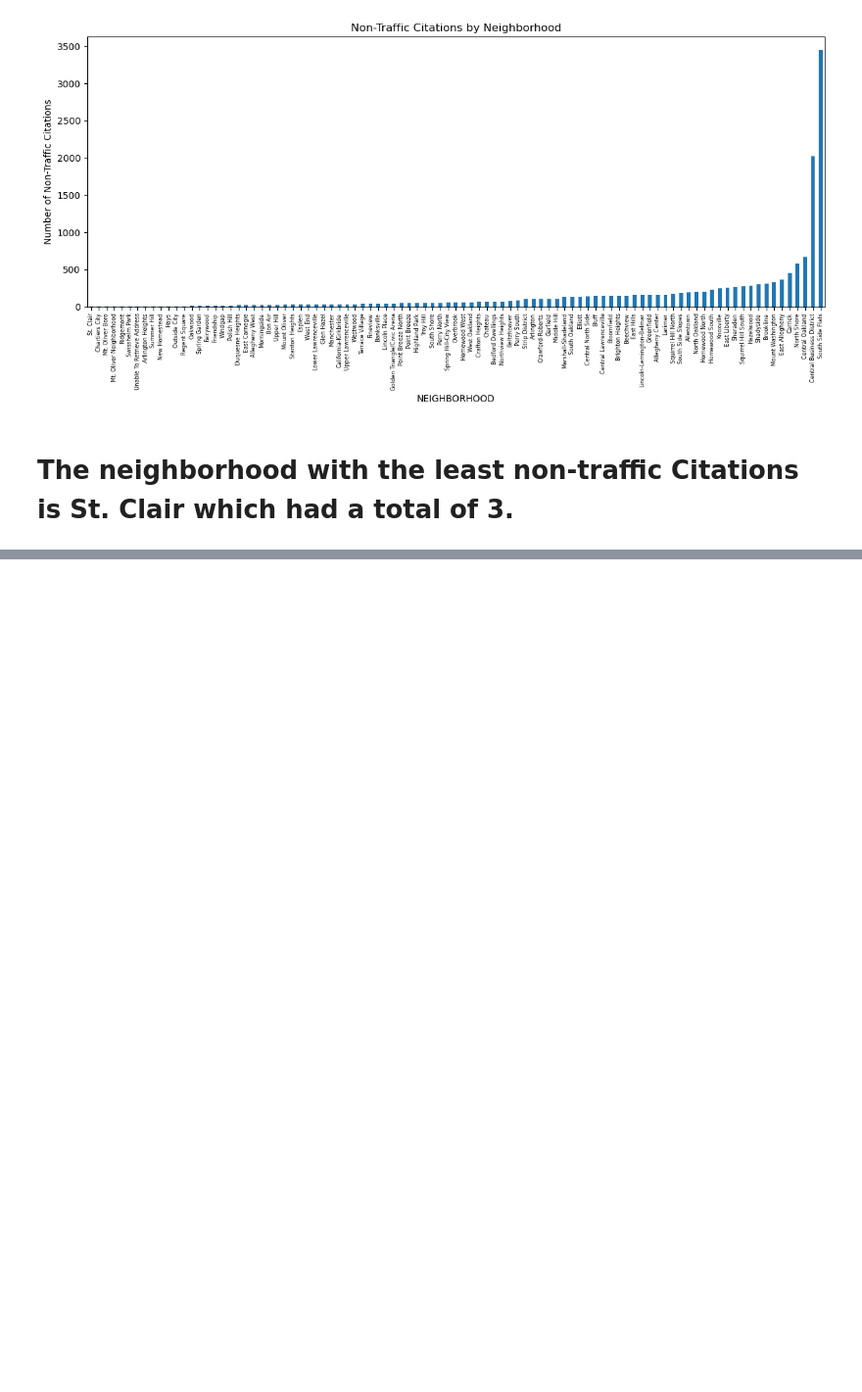
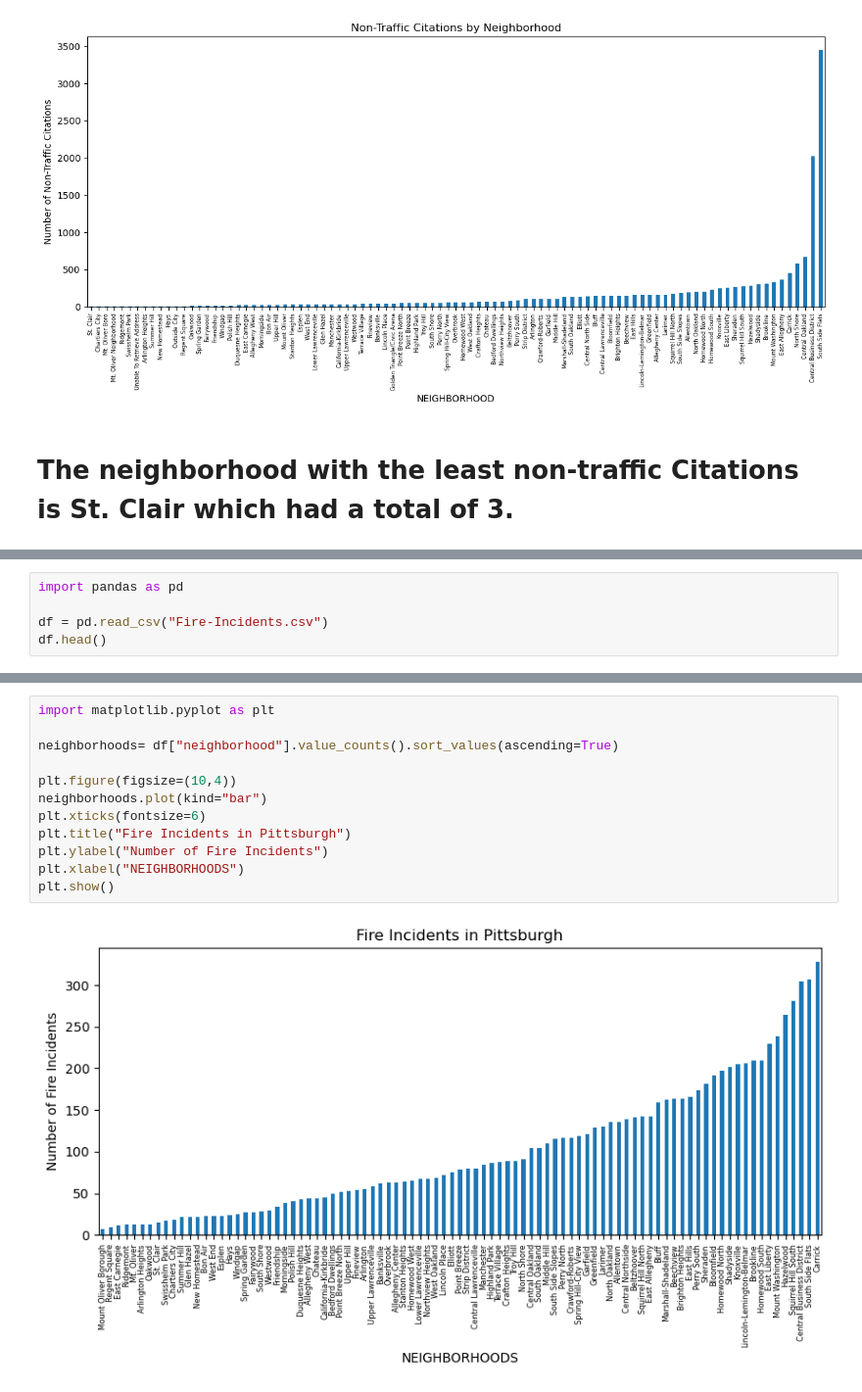
Before and after one commit to DylanTDo/Final-Project, a Jupyter notebook: Final-Notebook.ipynb, the cells around one changed output, grey strips where cells are left out. Shown at 98% size. Drawn from its saved outputs; the diff is of its cells as text; blank space fills up the shorter version.

```diff
--- a/Final-Notebook.ipynb
+++ b/Final-Notebook.ipynb
@@ -64,0 +143,5 @@ plt.show()
+# %%
+import pandas as pd
+
+df = pd.read_csv("Fire-Incidents.csv")
+df.head()
@@ -64,0 +177,14 @@ plt.show()
+# %%
+import matplotlib.pyplot as plt
+
+neighborhoods= df["neighborhood"].value_counts().sort_values(ascending=True)
+
+plt.figure(figsize=(10,4))
+neighborhoods.plot(kind="bar")
+plt.xticks(fontsize=6)
+plt.title("Fire Incidents in Pittsburgh")
+plt.ylabel("Number of Fire Incidents")
+plt.xlabel("NEIGHBORHOODS")
+plt.show()
+# %% [output]
+[figure, added]
```
Also changed, not shown: parts of 13 cells of this notebook, 1 other file.
